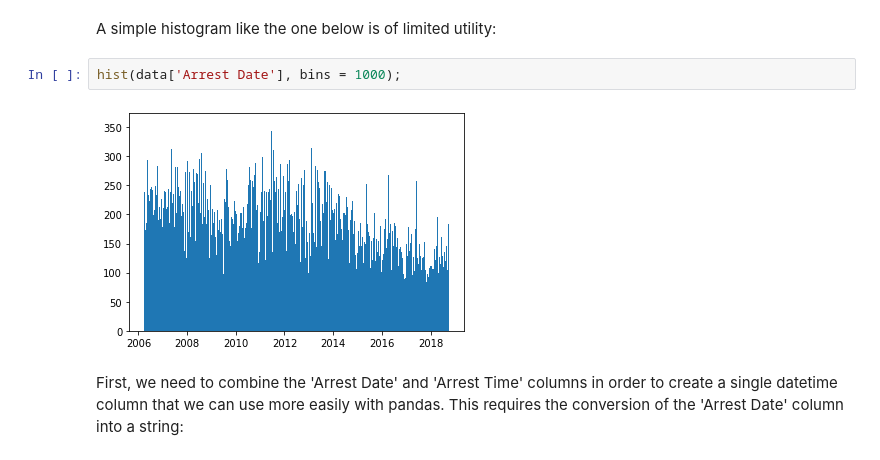
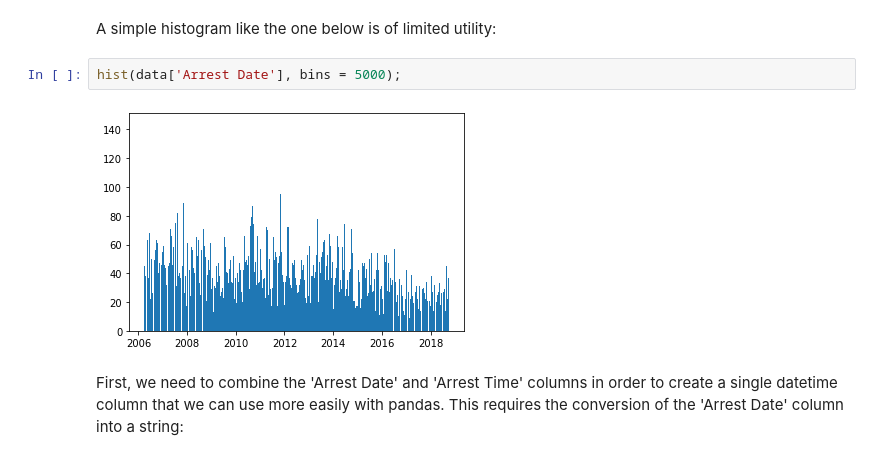
Before and after one commit to odealtry/data-visualisation, a Jupyter notebook: projects/arrests-data-analysis.ipynb, the cells around one changed output. Drawn from its saved outputs; the diff is of its cells as text.

```diff
--- a/projects/arrests-data-analysis.ipynb
+++ b/projects/arrests-data-analysis.ipynb
@@ -28,9 +28,9 @@ data
 # %% [markdown]
 A simple histogram like the one below is of limited utility:
 # %%
-hist(data['Arrest Date'], bins = 1000);
+hist(data['Arrest Date'], bins = 5000);
 # %% [output]
-[figure, old version]
+[figure, new version]
 # %% [markdown]
 First, we need to combine the 'Arrest Date' and 'Arrest Time' columns in order to create a single datetime column that we can use more easily with pandas. This requires the conversion of the 'Arrest Date' column into a string:
 # %%
```
Also changed, not shown: parts of 21 cells of this notebook.
